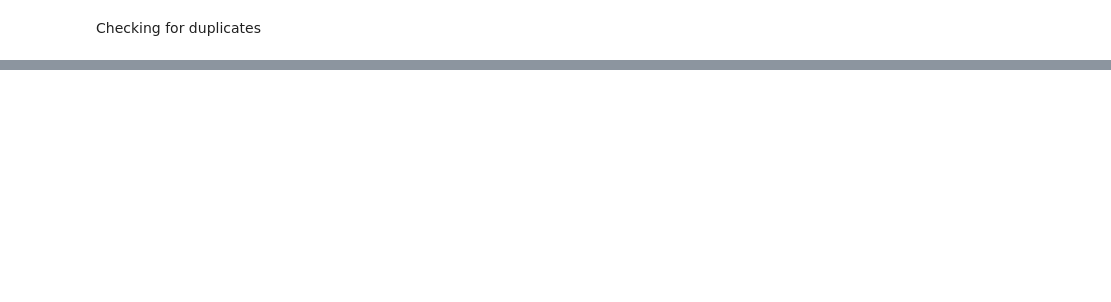
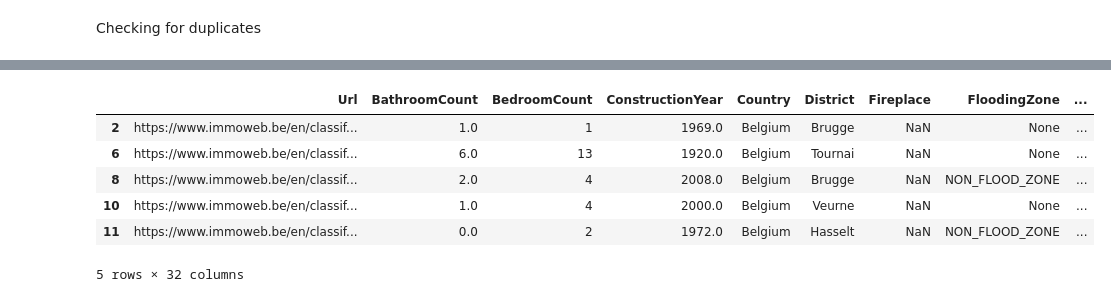
Before and after one commit to AdrienPiette/Data-visualisation, a Jupyter notebook: cleaning/cleaning-1.ipynb, the cells around one changed output, grey strips where cells are left out. Cells and saved outputs as stored; diff of their text form; code cells hidden in the pictures; blank space fills up the shorter version.

```diff
--- a/cleaning/cleaning-1.ipynb
+++ b/cleaning/cleaning-1.ipynb
@@ -91,5 +76,2 @@ df
 # %% [markdown]
 Checking for duplicates
-# %%
-df = df.drop_duplicates()
-df
@@ -98,21 +91,24 @@ Checking for empty values and replace by the median
 # %%
 df = df.fillna({'BathroomCount': df['BathroomCount'].median(),
                  'ConstructionYear': df['ConstructionYear'].median(),
-                 'Fireplace': df['Fireplace'].median(),
-                 'Furnished': df['Furnished'].median(),
-                 'Garden': df['Garden'].median(),
                  'GardenArea': df['GardenArea'].median(),
                  'LivingArea': df['LivingArea'].median(),
                  'MonthlyCharges': df['MonthlyCharges'].median(),
                  'NumberOfFacades': df['NumberOfFacades'].median(),
                  'RoomCount': df['RoomCount'].median(),
                  'ShowerCount': df['ShowerCount'].median(),
                  'SurfaceOfPlot': df['SurfaceOfPlot'].median(),
-                 'SwimmingPool': df['SwimmingPool'].median(),
-                 'Terrace': df['Terrace'].median(),
                  'ToiletCount': df['ToiletCount'].median()
                  })
-df
+df.head()
+# %% [output]
+|  | Url | BathroomCount | BedroomCount | ConstructionYear | Country | District | Fireplace | FloodingZone | ... |
+| 2 | https://www.immoweb.be/en/classif... | 1.0 | 1 | 1969.0 | Belgium | Brugge | NaN | None | ... |
+| 6 | https://www.immoweb.be/en/classif... | 6.0 | 13 | 1920.0 | Belgium | Tournai | NaN | None | ... |
+| 8 | https://www.immoweb.be/en/classif... | 2.0 | 4 | 2008.0 | Belgium | Brugge | NaN | NON_FLOOD_ZONE | ... |
+| 10 | https://www.immoweb.be/en/classif... | 1.0 | 4 | 2000.0 | Belgium | Veurne | NaN | None | ... |
+| 11 | https://www.immoweb.be/en/classif... | 0.0 | 2 | 1972.0 | Belgium | Hasselt | NaN | NON_FLOOD_ZONE | ... |
+5 rows × 32 columns
 # %%
 df = df.fillna({'FloodingZone': df['FloodingZone'].mode()[0],
                 'Country': df['Country'].mode()[0],
```
Also changed, not shown: parts of 11 cells of this notebook, 5 other files.
